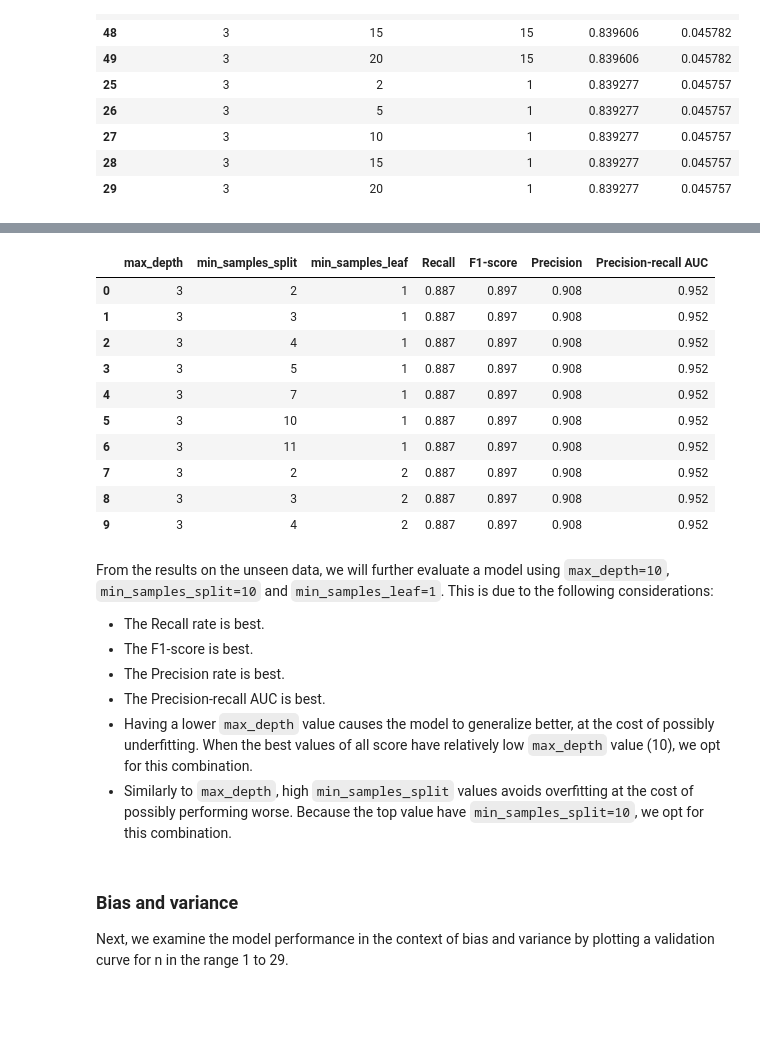
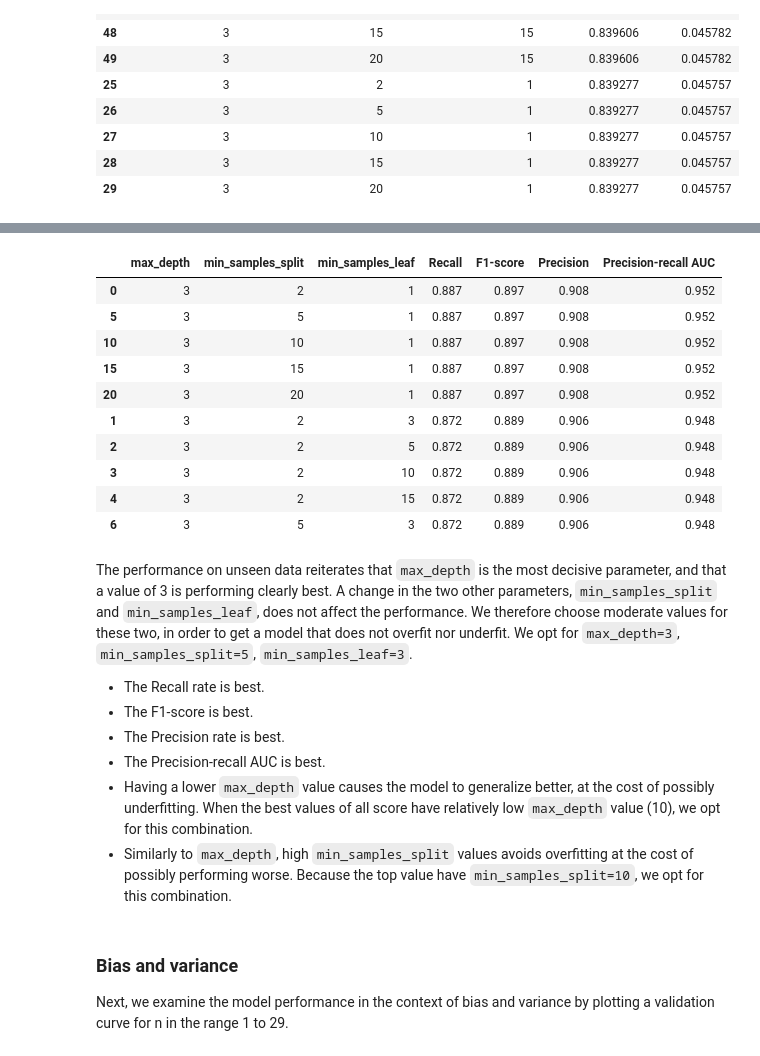
Before and after one commit to magnuis/ai_applied_to_engineering, a Jupyter notebook: project_part_2/decision_tree.ipynb, the cells around one changed output, grey strips where cells are left out. Drawn from its saved outputs; the diff is of its cells as text; code cells hidden in the pictures; blank space fills up the shorter version.

```diff
--- a/project_part_2/decision_tree.ipynb
+++ b/project_part_2/decision_tree.ipynb
@@ -70,7 +70,7 @@ from sklearn.model_selection import validation_curve
 # %%
 prep = Preprocessor()
 
-X_train, X_test, y_train, y_test = prep.get_data(test_size=0.25, impute_method='knn', remove_outliers=True, scaling_method=None)
+X_train, X_test, y_train, y_test = prep.get_data(test_size=0.25, impute_method='knn', remove_outliers=True, scaling_method='standard')
 
 X_train.head()
 # %% [output]
@@ -175,17 +161,24 @@ param_grid = {
 # %%
+from sklearn.neighbors import KNeighborsClassifier
+
+# Define the parameter grid
+param_grid_knn = {
+    'n_neighbors': np.arange(3, 32, 2),
+    'p': [1, 2]
+}
 
 # Define model
-rf = DecisionTreeClassifier(random_state=42)
+knn = KNeighborsClassifier()
 
 # Perform grid search
-grid_search = GridSearchCV(rf, param_grid, cv=5, scoring='f1', return_train_score=True)
-grid_search.fit(X_train, y_train)
+grid_search_knn = GridSearchCV(knn, param_grid_knn, cv=5, scoring='f1', return_train_score=True)
+grid_search_knn.fit(X_train, y_train)
 
-# Extract the five best iterations, based on mean F1 score
-results = pd.DataFrame(grid_search.cv_results_)
-top_10 = results.nlargest(10, 'mean_test_score')
+# Extract the six best iterations, based on mean F1 score
+results_knn = pd.DataFrame(grid_search_knn.cv_results_)
+top_6_knn = results_knn.nlargest(6, 'mean_test_score')
 # Extract only the interesting columns from the DataFrame
-top_10 = top_10[['param_max_depth', 'param_min_samples_split', 'param_min_samples_leaf', 'mean_test_score', 'std_test_score']]
+top_6_knn = top_6_knn[['param_n_neighbors', 'param_p', 'mean_test_score', 'std_test_score']]
 
-top_10
+top_6_knn
 # %% [output]
@@ -224,52 +215,53 @@ def evaluate_model(model, X_test, y_test):
 # %%
 # DataFrame with evaluation metric for each of the top 10 models
 evaluation_results = pd.DataFrame(columns=['max_depth', 'min_samples_split', 'min_samples_leaf', 'Recall', 'F1-score', 'Precision', 'Precision-recall AUC'])
 
-# Iterate the top 10 parameter combinations
-for (index, row) in top_10.iterrows():
+# Combinations to examine
+parameter_combinations = []
+for max_depth in range(3, 8):
+    for min_samples_split in [2, 5, 10, 15, 20]:
+        for min_samples_leaf in [1, 3, 5, 10, 15]:
+            parameter_combinations.append({'max_depth': max_depth, 'min_samples_split':min_samples_split, 'min_samples_leaf':min_samples_leaf})
 
-    # Dict with params from the row
-    params = {
-        'max_depth': row['param_max_depth'],
-        'min_samples_split': row['param_min_samples_split'],
-        'min_samples_leaf': row['param_min_samples_leaf'],
-    }
+# Iterate the the combinations
+for params in parameter_combinations:
 
     # Fit the model with params
     model = DecisionTreeClassifier(max_depth=params['max_depth'], min_samples_split=params['min_samples_split'], min_samples_leaf=params['min_samples_leaf'], random_state=42)
     model.fit(X_train, y_train)
 
     # Evaluate the model
     recall, f1, precision, pr_auc = evaluate_model(model, X_test, y_test)
 
     new_row = {
         'max_depth': params['max_depth'],
         'min_samples_split': params['min_samples_split'],
         'min_samples_leaf': params['min_samples_leaf'],
         'Recall': round(recall, 3),
         'Precision': round(precision, 3),
         'F1-score': round(f1, 3),
         'Precision-recall AUC': round(pr_auc, 3)
     }
     evaluation_results.loc[len(evaluation_results)] = new_row
 
 # Sort the values
 evaluation_results = evaluation_results.sort_values(by=['Recall', 'F1-score'], axis=0, ascending=False)
+evaluation_results = evaluation_results.iloc[:10]
 evaluation_results
 # %% [output]
 |  | max_depth | min_samples_split | min_samples_leaf | Recall | F1-score | Precision | Precision-recall AUC |
 | 0 | 3 | 2 | 1 | 0.887 | 0.897 | 0.908 | 0.952 |
-| 1 | 3 | 3 | 1 | 0.887 | 0.897 | 0.908 | 0.952 |
-| 2 | 3 | 4 | 1 | 0.887 | 0.897 | 0.908 | 0.952 |
-| 3 | 3 | 5 | 1 | 0.887 | 0.897 | 0.908 | 0.952 |
-| 4 | 3 | 7 | 1 | 0.887 | 0.897 | 0.908 | 0.952 |
-| 5 | 3 | 10 | 1 | 0.887 | 0.897 | 0.908 | 0.952 |
-| 6 | 3 | 11 | 1 | 0.887 | 0.897 | 0.908 | 0.952 |
-| 7 | 3 | 2 | 2 | 0.887 | 0.897 | 0.908 | 0.952 |
-| 8 | 3 | 3 | 2 | 0.887 | 0.897 | 0.908 | 0.952 |
-| 9 | 3 | 4 | 2 | 0.887 | 0.897 | 0.908 | 0.952 |
+| 5 | 3 | 5 | 1 | 0.887 | 0.897 | 0.908 | 0.952 |
+| 10 | 3 | 10 | 1 | 0.887 | 0.897 | 0.908 | 0.952 |
+| 15 | 3 | 15 | 1 | 0.887 | 0.897 | 0.908 | 0.952 |
+| 20 | 3 | 20 | 1 | 0.887 | 0.897 | 0.908 | 0.952 |
+| 1 | 3 | 2 | 3 | 0.872 | 0.889 | 0.906 | 0.948 |
+| 2 | 3 | 2 | 5 | 0.872 | 0.889 | 0.906 | 0.948 |
+| 3 | 3 | 2 | 10 | 0.872 | 0.889 | 0.906 | 0.948 |
+| 4 | 3 | 2 | 15 | 0.872 | 0.889 | 0.906 | 0.948 |
+| 6 | 3 | 5 | 3 | 0.872 | 0.889 | 0.906 | 0.948 |
 # %% [markdown]
-From the results on the unseen data, we will further evaluate a model using `max_depth=10`, `min_samples_split=10` and `min_samples_leaf=1`. This is due to the following considerations:
+The performance on unseen data reiterates that `max_depth` is the most decisive parameter, and that a value of 3 is performing clearly best. A change in the two other parameters, `min_samples_split` and `min_samples_leaf`, does not affect the performance. We therefore choose moderate values for these two, in order to get a model that does not overfit nor underfit. We opt for `max_depth=3`, `min_samples_split=5`, `min_samples_leaf=3`.
 - The Recall rate is best.
 - The F1-score is best.
 - The Precision rate is best.
```
Also changed, not shown: parts of 14 cells of this notebook, 8 other files.
